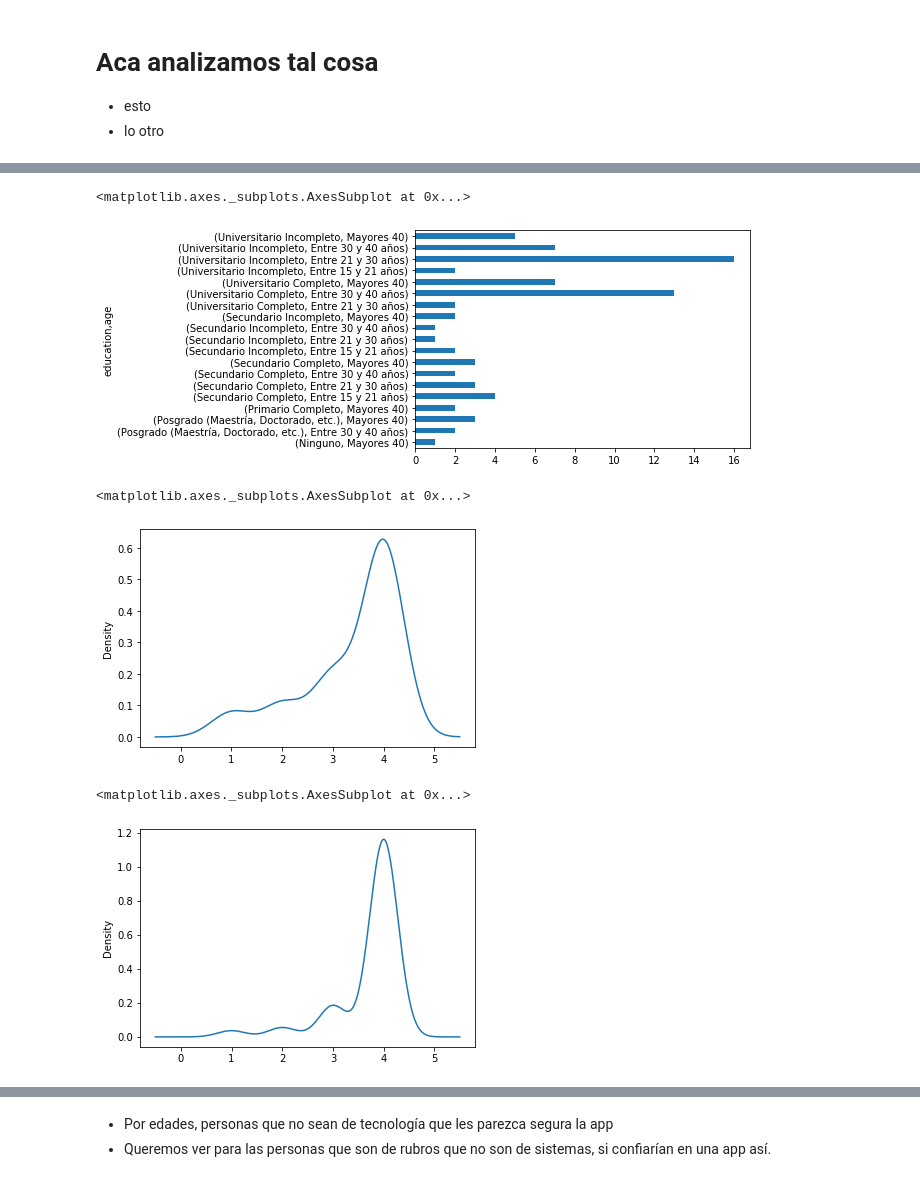
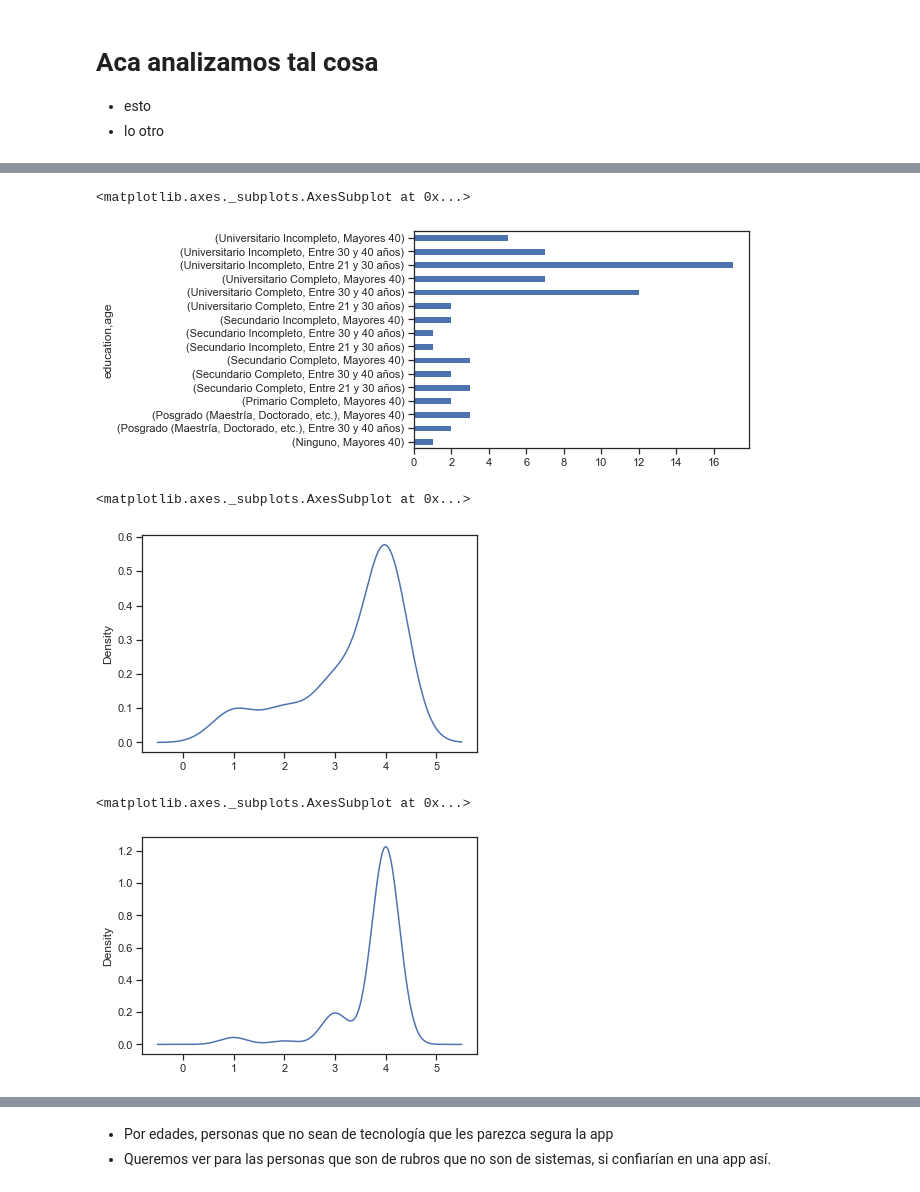
Before and after one commit to alefherrera/my-order-data, a Jupyter notebook: notebook.ipynb, the cells around one changed output, grey strips where cells are left out. Saved outputs shown, nothing was run; the diff lists cells and outputs as text; code cells hidden in the pictures.

```diff
--- a/notebook.ipynb
+++ b/notebook.ipynb
@@ -6,8 +6,8 @@ import numpy as np
 import matplotlib.pyplot as plt
 plt.close('all')
 from  matplotlib import pyplot
-import seaborn
-seaborn.set(style='ticks')
+import seaborn as sns
+sns.set(style='ticks')
 # %%
 df = pd.read_csv("data.csv")
 df.head(4)
@@ -50,20 +41,20 @@ ages.plot.bar()
 # %%
 age_edutacion_area = df[["age", "education", "area"]].dropna()
 #age_edutacion_area.plot(kind="scatter",x="age",y="education")
-age_edutacion_area[df[""]].groupby(["education", "age"]).size().plot.barh()
+age_edutacion_area.groupby(["education", "age"]).size().plot.barh()
 # %% [output]
 <matplotlib.axes._subplots.AxesSubplot at 0x...>
-[figure, old version]
+[figure, new version]
 # %%
 df["app_use"].plot.density()
 # %% [output]
 <matplotlib.axes._subplots.AxesSubplot at 0x...>
-[figure, old version]
+[figure, new version]
 # %%
 df["easy_information"].plot.density()
 # %% [output]
 <matplotlib.axes._subplots.AxesSubplot at 0x...>
-[figure, old version]
+[figure, new version]
 # %%
 df["comprehensible"].plot.density()
 # %% [output]
```
Also changed, not shown: parts of 17 cells of this notebook, 3 other files.
